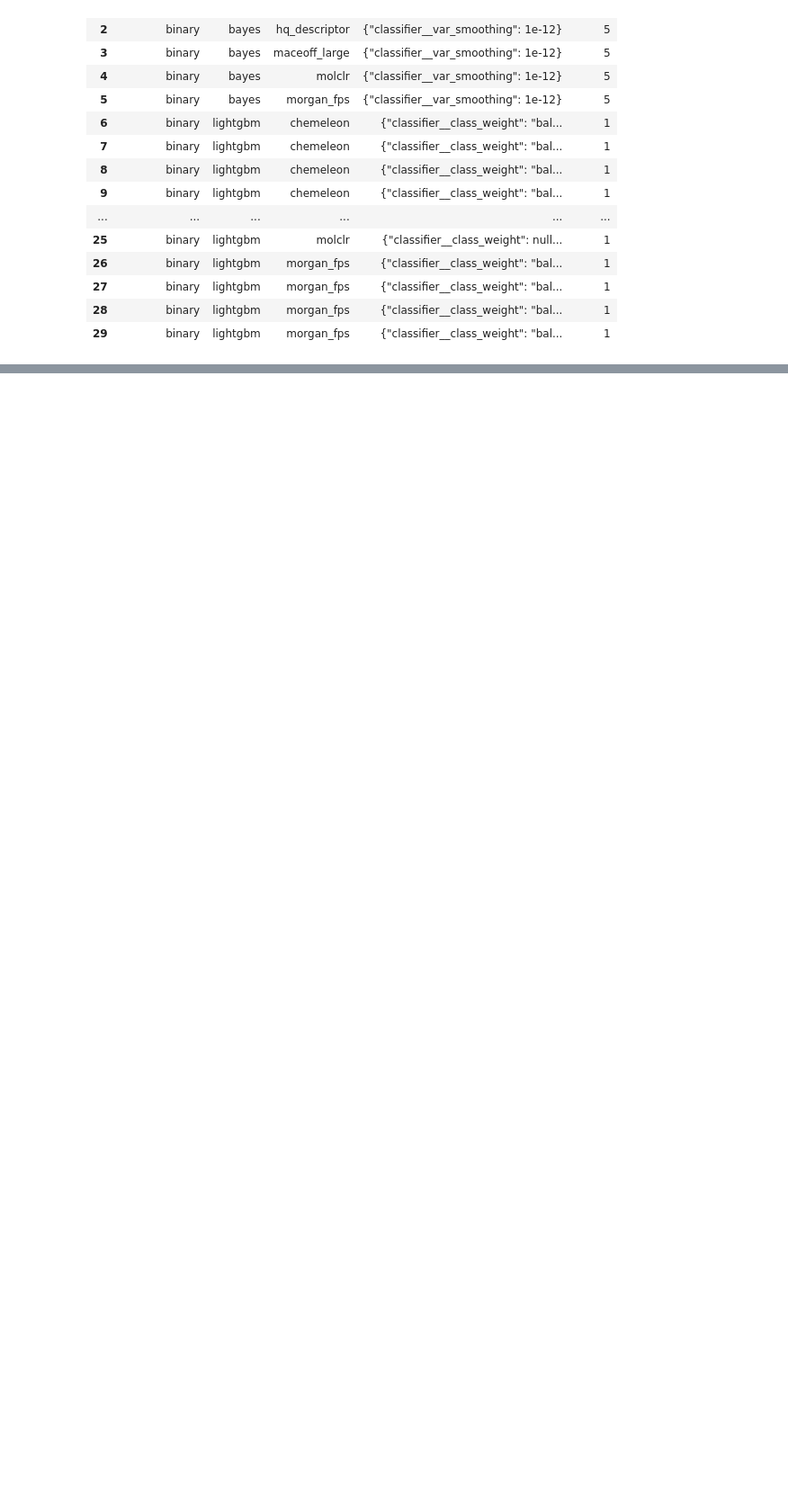
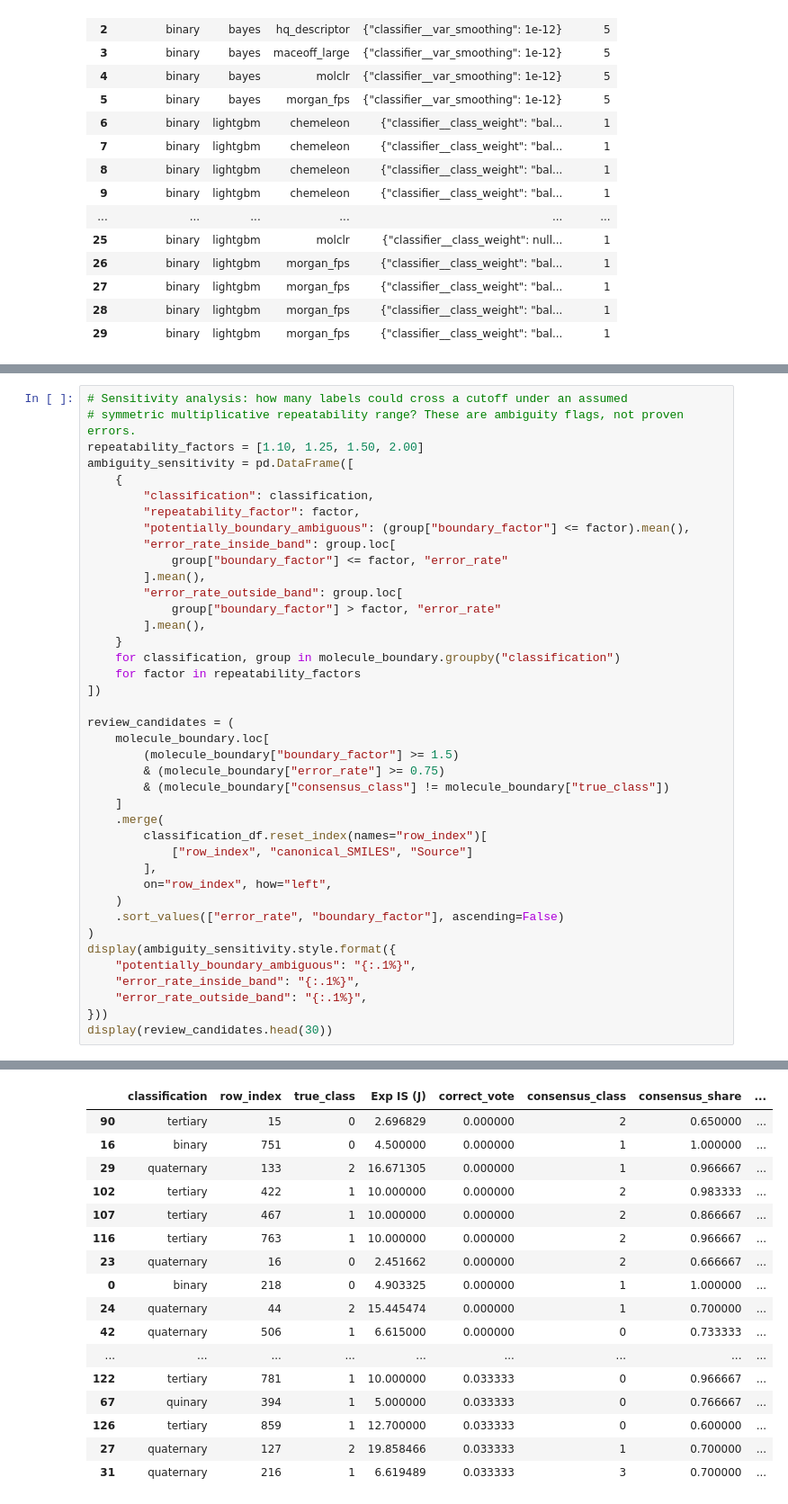
Before and after one commit to CABackman/fm-4-em, a Jupyter notebook: 08_CLASSIFICATION/02_IS_classification_evaluation.ipynb, the cells around one changed output, grey strips where cells are left out. Shown at 90% size. Drawn from its saved outputs; the diff is of its cells as text; blank space fills up the shorter version.

```diff
--- a/08_CLASSIFICATION/02_IS_classification_evaluation.ipynb
+++ b/08_CLASSIFICATION/02_IS_classification_evaluation.ipynb
@@ -564,0 +916,41 @@ display(hyperparameter_frequency.head(30))
+# %%
+# Sensitivity analysis: how many labels could cross a cutoff under an assumed
+# symmetric multiplicative repeatability range? These are ambiguity flags, not proven errors.
+repeatability_factors = [1.10, 1.25, 1.50, 2.00]
+ambiguity_sensitivity = pd.DataFrame([
+    {
+        "classification": classification,
+        "repeatability_factor": factor,
+        "potentially_boundary_ambiguous": (group["boundary_factor"] <= factor).mean(),
+        "error_rate_inside_band": group.loc[
+            group["boundary_factor"] <= factor, "error_rate"
+        ].mean(),
+        "error_rate_outside_band": group.loc[
+            group["boundary_factor"] > factor, "error_rate"
+        ].mean(),
+    }
+    for classification, group in molecule_boundary.groupby("classification")
+    for factor in repeatability_factors
+])
+
+review_candidates = (
+    molecule_boundary.loc[
+        (molecule_boundary["boundary_factor"] >= 1.5)
+        & (molecule_boundary["error_rate"] >= 0.75)
+        & (molecule_boundary["consensus_class"] != molecule_boundary["true_class"])
+    ]
+    .merge(
+        classification_df.reset_index(names="row_index")[
+            ["row_index", "canonical_SMILES", "Source"]
+        ],
+        on="row_index", how="left",
+    )
+    .sort_values(["error_rate", "boundary_factor"], ascending=False)
+)
+display(ambiguity_sensitivity.style.format({
+    "potentially_boundary_ambiguous": "{:.1%}",
+    "error_rate_inside_band": "{:.1%}",
+    "error_rate_outside_band": "{:.1%}",
+}))
+display(review_candidates.head(30))
+# %% [output]
@@ -565 +974,18 @@ display(hyperparameter_frequency.head(30))
+|  | classification | row_index | true_class | Exp IS (J) | correct_vote | consensus_class | consensus_share | ... |
+| 90 | tertiary | 15 | 0 | 2.696829 | 0.000000 | 2 | 0.650000 | ... |
+| 16 | binary | 751 | 0 | 4.500000 | 0.000000 | 1 | 1.000000 | ... |
+| 29 | quaternary | 133 | 2 | 16.671305 | 0.000000 | 1 | 0.966667 | ... |
+| 102 | tertiary | 422 | 1 | 10.000000 | 0.000000 | 2 | 0.983333 | ... |
+| 107 | tertiary | 467 | 1 | 10.000000 | 0.000000 | 2 | 0.866667 | ... |
+| 116 | tertiary | 763 | 1 | 10.000000 | 0.000000 | 2 | 0.966667 | ... |
+| 23 | quaternary | 16 | 0 | 2.451662 | 0.000000 | 2 | 0.666667 | ... |
+| 0 | binary | 218 | 0 | 4.903325 | 0.000000 | 1 | 1.000000 | ... |
+| 24 | quaternary | 44 | 2 | 15.445474 | 0.000000 | 1 | 0.700000 | ... |
+| 42 | quaternary | 506 | 1 | 6.615000 | 0.000000 | 0 | 0.733333 | ... |
+| ... | ... | ... | ... | ... | ... | ... | ... | ... |
+| 122 | tertiary | 781 | 1 | 10.000000 | 0.033333 | 0 | 0.966667 | ... |
+| 67 | quinary | 394 | 1 | 5.000000 | 0.033333 | 0 | 0.766667 | ... |
+| 126 | tertiary | 859 | 1 | 12.700000 | 0.033333 | 0 | 0.600000 | ... |
+| 27 | quaternary | 127 | 2 | 19.858466 | 0.033333 | 1 | 0.700000 | ... |
+| 31 | quaternary | 216 | 1 | 6.619489 | 0.033333 | 3 | 0.700000 | ... |
 # %% [markdown]
```
Also changed, not shown: parts of 8 cells of this notebook.
